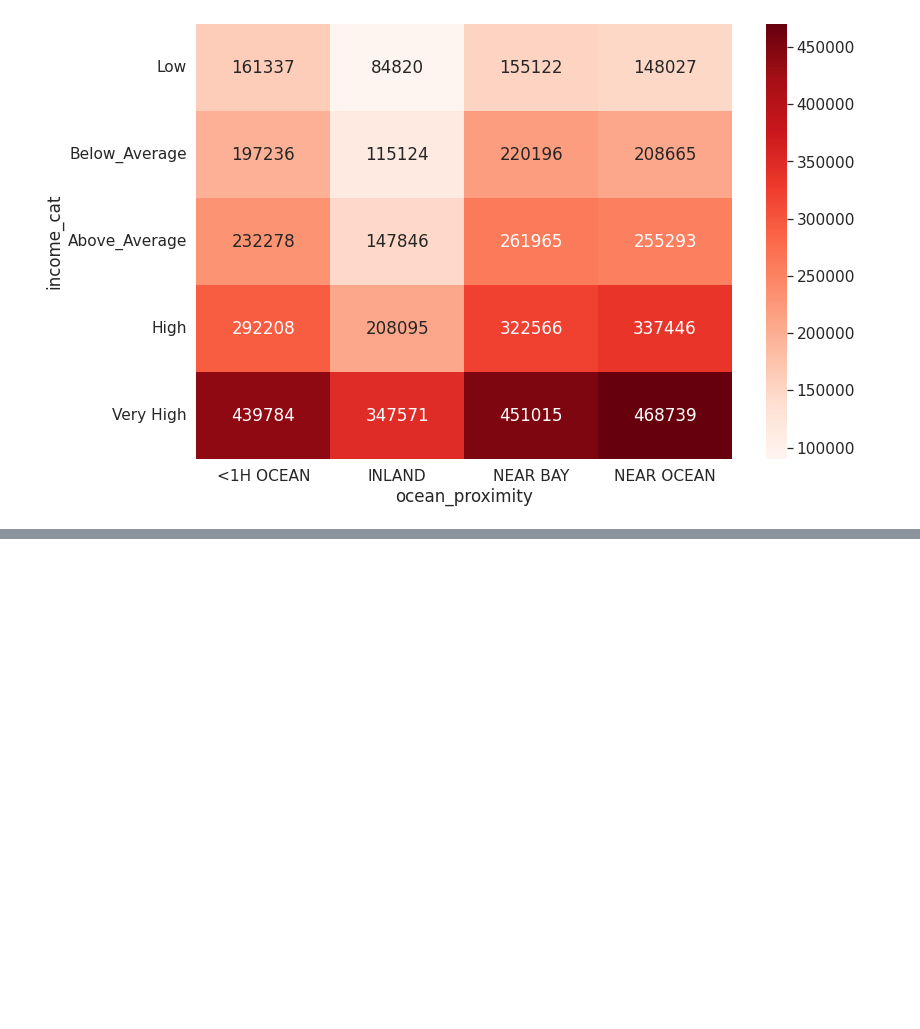
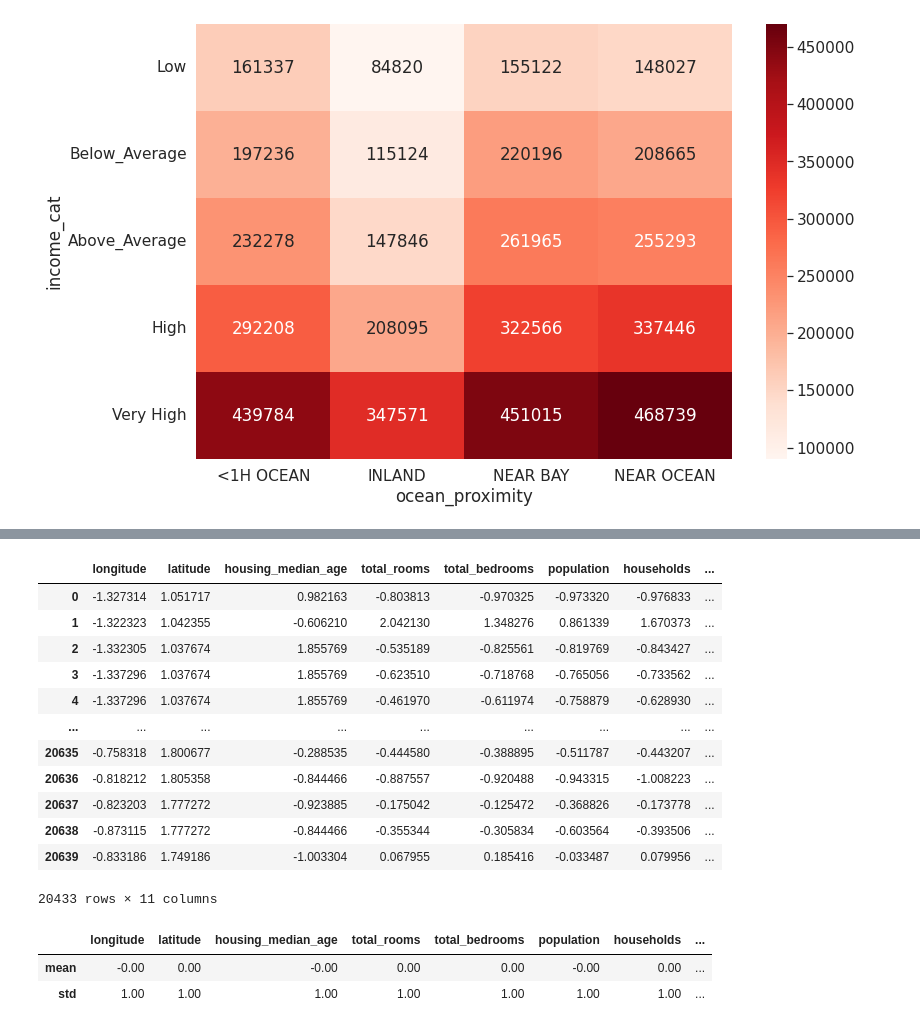
Before and after one commit to mohd-sahil/Housing-Dataset, a Jupyter notebook: Housing_Dataset_DP_and_FE_ML.ipynb, the cells around one changed output, grey strips where cells are left out. Drawn from its saved outputs; the diff is of its cells as text; code cells hidden in the pictures; blank space fills up the shorter version.

```diff
--- a/Housing_Dataset_DP_and_FE_ML.ipynb
+++ b/Housing_Dataset_DP_and_FE_ML.ipynb
@@ -434,0 +453,3 @@ plt.show()
+# %%
+features = df.drop(columns = ["median_house_value"])
+features
@@ -434,0 +511,17 @@ plt.show()
+# %%
+feat1 = features.select_dtypes("float").apply(lambda x: stats.zscore(x))
+feat1
+# %% [output]
+|  | longitude | latitude | housing_median_age | total_rooms | total_bedrooms | population | households | ... |
+| 0 | -1.327314 | 1.051717 | 0.982163 | -0.803813 | -0.970325 | -0.973320 | -0.976833 | ... |
+| 1 | -1.322323 | 1.042355 | -0.606210 | 2.042130 | 1.348276 | 0.861339 | 1.670373 | ... |
+| 2 | -1.332305 | 1.037674 | 1.855769 | -0.535189 | -0.825561 | -0.819769 | -0.843427 | ... |
+| 3 | -1.337296 | 1.037674 | 1.855769 | -0.623510 | -0.718768 | -0.765056 | -0.733562 | ... |
+| 4 | -1.337296 | 1.037674 | 1.855769 | -0.461970 | -0.611974 | -0.758879 | -0.628930 | ... |
+| ... | ... | ... | ... | ... | ... | ... | ... | ... |
+| 20635 | -0.758318 | 1.800677 | -0.288535 | -0.444580 | -0.388895 | -0.511787 | -0.443207 | ... |
+| 20636 | -0.818212 | 1.805358 | -0.844466 | -0.887557 | -0.920488 | -0.943315 | -1.008223 | ... |
+| 20637 | -0.823203 | 1.777272 | -0.923885 | -0.175042 | -0.125472 | -0.368826 | -0.173778 | ... |
+| 20638 | -0.873115 | 1.777272 | -0.844466 | -0.355344 | -0.305834 | -0.603564 | -0.393506 | ... |
+| 20639 | -0.833186 | 1.749186 | -1.003304 | 0.067955 | 0.185416 | -0.033487 | 0.079956 | ... |
+20433 rows × 11 columns
@@ -434,0 +530,6 @@ plt.show()
+# %%
+feat1.agg(["mean", "std"])
+# %% [output]
+|  | longitude | latitude | housing_median_age | total_rooms | total_bedrooms | population | households | ... |
+| mean | -0.00 | 0.00 | -0.00 | 0.00 | 0.00 | -0.00 | 0.00 | ... |
+| std | 1.00 | 1.00 | 1.00 | 1.00 | 1.00 | 1.00 | 1.00 | ... |
```
Also changed, not shown: parts of 7 cells of this notebook.
